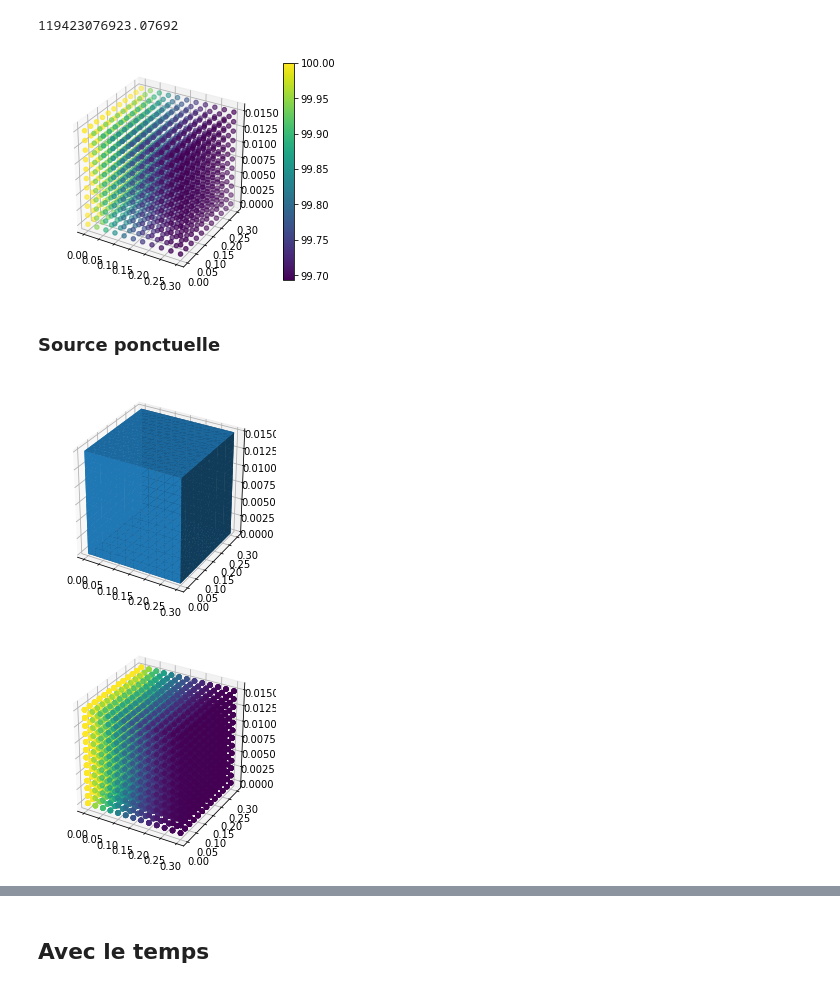
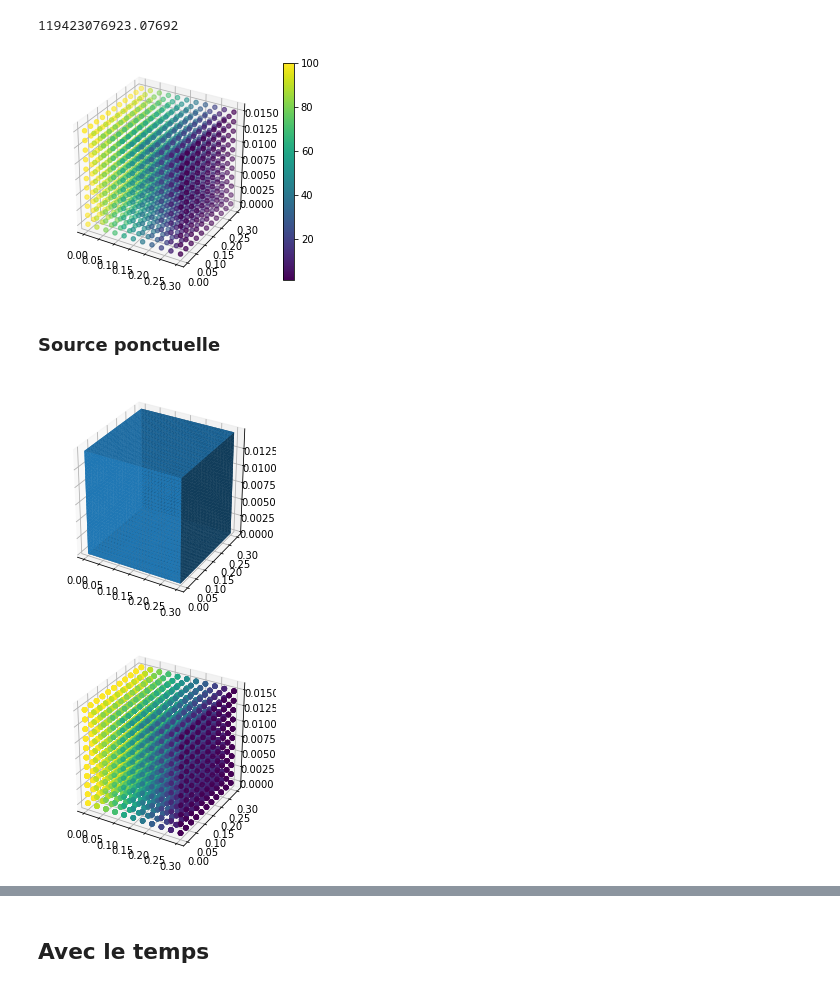
Before and after one commit to 3301239SU/projet, a Jupyter notebook: projetS222.ipynb, the cells around one changed output, grey strips where cells are left out. Cells and saved outputs as stored; diff of their text form; code cells hidden in the pictures.

```diff
--- a/projetS222.ipynb
+++ b/projetS222.ipynb
@@ -16,8 +16,10 @@ ny = 20.0
 nz = 1.0
 #point source de chaleur
 p2=(5., 5.)
+LL = 0.3
+cp=1.
 
-mesh = BoxMesh(Point(0,0, 0), Point(0.3, 0.3, 0.3/20), 10, 10, 10, )
+mesh = BoxMesh(Point(0,0, 0), Point(0.3, 0.3, 0.3/20), 10, 10, 10 )
 
 plot(mesh)
 # %% [markdown]
@@ -52,9 +54,9 @@ cpinc=  496.    #J/(kg*K) à 100°C
 # %% [output]
 119423076923.07692
 # %%
-T = 2.0            # final time
+Tfin = 2000.0            # final time
 num_steps = 10     # number of time steps
-dt = T / num_steps # time step size
+dt = Tfin / num_steps # time step size
 alpha = 3          # parameter alpha
 beta = 1.2         # parameter beta
 V = FunctionSpace(mesh, 'P', 1)
@@ -65,22 +67,13 @@ u_D = Expression('1 + x[0]*x[0] + alpha*x[1]*x[1] + beta*t',
                  degree=2, alpha=alpha, beta=beta, t=0)
 
 
-class East(SubDomain):
-    def inside(self, x , on_boundary):
-       return near(x[1], 1.0)
-
-class West(SubDomain):
-    def inside(self, x , on_boundary):
-       return near(x[1], 0.0)
-
-
 class NoslipBoundary(SubDomain):
     def inside(self, x, on_boundary):
         return on_boundary and (x[0] < DOLFIN_EPS )
 
 class NoslipBoundary2(SubDomain):
     def inside(self, x, on_boundary):
-        return on_boundary and ( x[0] > 1.0 - DOLFIN_EPS)
+        return on_boundary and ( x[0] > LL - DOLFIN_EPS)
 
 #class NoslipBoundary2(SubDomain):
 #    def inside(self, x, on_boundary):
@@ -89,79 +82,61 @@ class NoslipBoundary2(SubDomain):
 b_T = [DirichletBC(V, Constant(100.0), NoslipBoundary()),
        DirichletBC(V, Constant(1.), NoslipBoundary2())]
 
-
-bcs = [DirichletBC(V, Constant(0), East()),
-       DirichletBC(V, Constant(1), West())]
-
 # Define initial value
 u_n = interpolate(u_D, V)
 #u_n = project(u_D, V)
 
 # Define variational problem
-u = TrialFunction(V)
+du = TrialFunction(V)
 v = TestFunction(V)
-f = Constant(beta - 2 - 2*alpha)
-
-F = u*v*dx + dt*dot(grad(u), grad(v))*dx - (u_n + dt*f)*v*dx
+f = Constant(0.)
+u = Function(V)
+F = du*v*dx + dt*dot(grad(u+du), grad(v))*dx - (dt*f)*v*dx
 a, L = lhs(F), rhs(F)
 
 
 
 # Time-stepping
 u = Function(V)
 t = 0
 
 for n in range(num_steps):
 
     # Update current time
     t += dt
     u_D.t = t
 
     # Compute solution
     solve(a == L, u, b_T)
 
     # Plot solution
 
     # Compute error at vertices
     u_e = interpolate(u_D, V)
     # Update previous solution
     u_n.assign(u)
 graph=plot(u)
 #plt.colorbar(cax=x[0],0. , mappable, **kwargs)[source]
 plt.colorbar(graph);
 # %% [output]
-[figure, old version]
+[figure, new version]
 # %% [markdown]
 ### Source ponctuelle
 # %%
 from dolfin import *
-nbrnoeuds = 12
-mesh2 = BoxMesh(Point(0,0, 0), Point(0.3, 0.3, 0.3/20.), nbrnoeuds, nbrnoeuds , nbrnoeuds)
+nbrnoeuds = 30
+LL=0.3
+mesh2 = BoxMesh(Point(0,0, 0), Point(LL, LL, LL/20.), nbrnoeuds, nbrnoeuds , nbrnoeuds)
 plot(mesh2)
 # %% [output]
-[figure, old version]
+[figure, new version]
 # %%
-T = 2.0            # final time
-num_steps = 10     # number of time steps
-dt = T / num_steps # time step size
-alpha = 3          # parameter alpha
-beta = 1.2         # parameter beta
-V = FunctionSpace(mesh2, 'P', 1)
+
 
 # Define boundary condition
 #solution arbitraire
 u_D = Expression('1 + x[0]*x[0] + alpha*x[1]*x[1] + beta*t',
                  degree=2, alpha=alpha, beta=beta, t=0)
-
-
-class East(SubDomain):
-    def inside(self, x , on_boundary):
-       return near(x[1], 1.0)
-
-class West(SubDomain):
-    def inside(self, x , on_boundary):
-       return near(x[1], 0.0)
-
 
 class NoslipBoundary(SubDomain):
     def inside(self, x, on_boundary):
@@ -169,7 +144,7 @@ class NoslipBoundary(SubDomain):
 
 class NoslipBoundary2(SubDomain):
     def inside(self, x, on_boundary):
-        return on_boundary and ( x[0] > 1.0 - DOLFIN_EPS)
+        return on_boundary and ( x[0] > LL - DOLFIN_EPS)
 
 #class NoslipBoundary2(SubDomain):
 #    def inside(self, x, on_boundary):
@@ -178,26 +153,23 @@ class NoslipBoundary2(SubDomain):
 b_T = [DirichletBC(V, Constant(100.0), NoslipBoundary()),
        DirichletBC(V, Constant(1.), NoslipBoundary2())]
 
-
-bcs = [DirichletBC(V, Constant(0), East()),
-       DirichletBC(V, Constant(1), West())]
-
 # Define initial value
 u_n = interpolate(u_D, V)
 #u_n = project(u_D, V)
 
 # Define variational problem
-u = TrialFunction(V)
+du = TrialFunction(V)
 v = TestFunction(V)
-f = Constant(beta - 2 - 2*alpha)
+f = Constant(0.)
 
-F = u*v*dx + dt*dot(grad(u), grad(v))*dx - (u_n + dt*f)*v*dx
+u = Function(V)
+F = du*v*dx + dt*dot(grad(u+du), grad(v))*dx - (dt*f)*v*dx
 a, L = lhs(F), rhs(F)
 
 
 A, b = assemble_system(a, L, b_T)
 
-delta = PointSource(V, Point(0.15,0.15,0.3/20), 1000)
+delta = PointSource(V, Point(LL/2.,LL/2.,LL/20.), 1000)
 delta.apply(b)
 
 
@@ -226,5 +198,5 @@ for n in range(num_steps):
 
 ##ne fonctionne pas mais utile
 # %% [output]
-[figure, old version]
+[figure, new version]
 # %%
```
Also changed, not shown: parts of 5 cells of this notebook.
